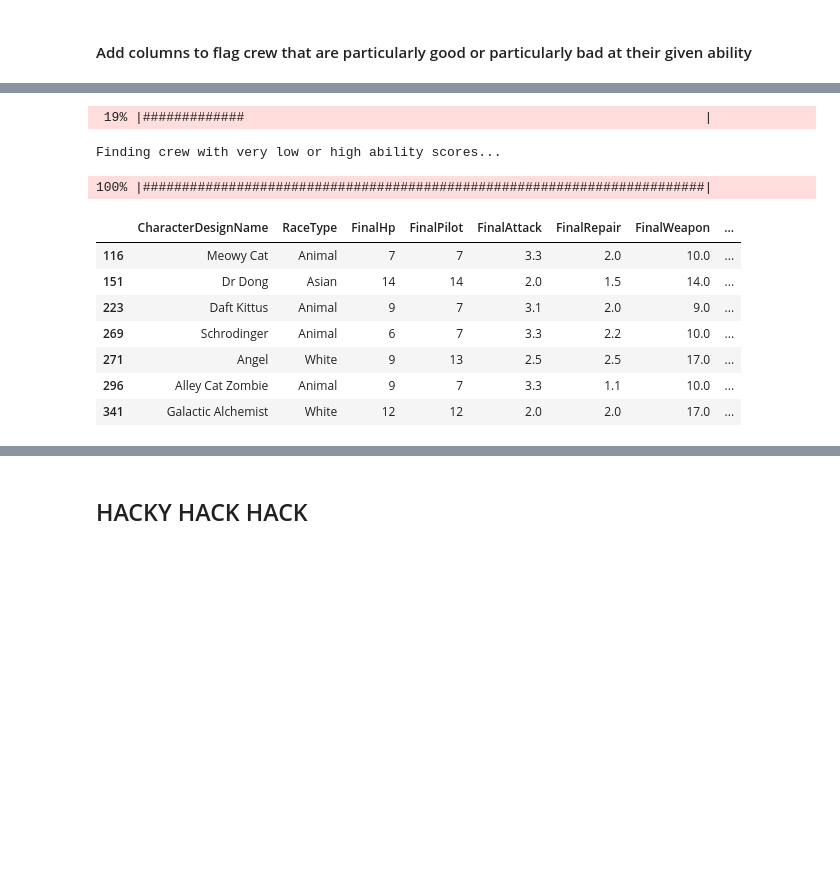
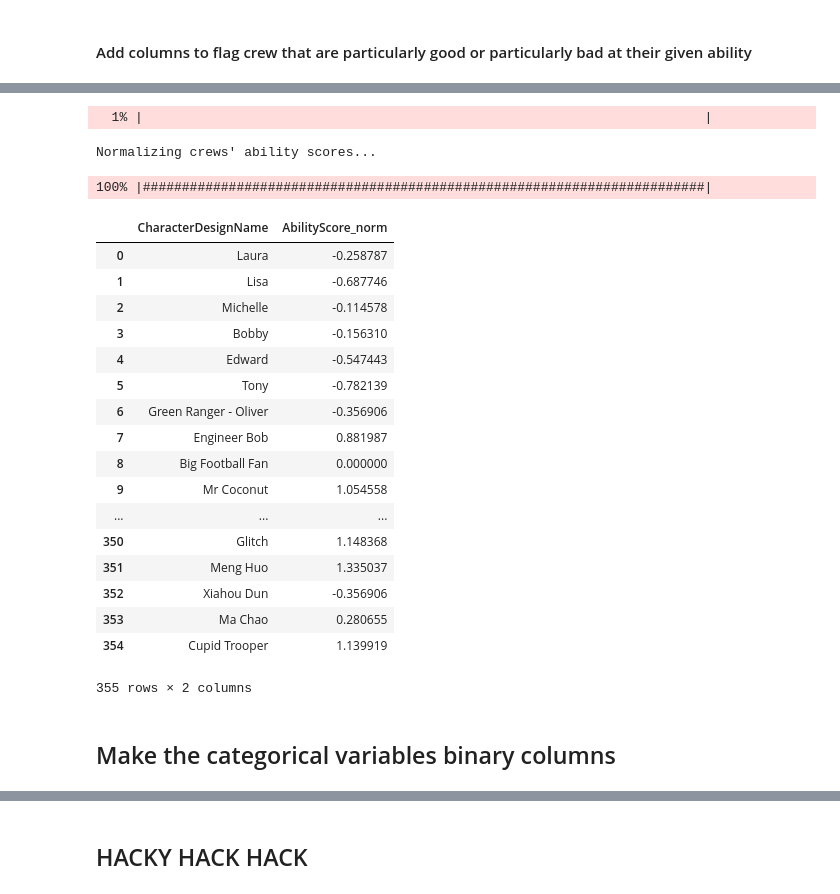
Before and after one commit to KrissyG-hub/PPG, a Jupyter notebook: CrewAPI_pullTest.ipynb, the cells around one changed output, grey strips where cells are left out. Saved outputs shown, nothing was run; the diff lists cells and outputs as text; code cells hidden in the pictures; blank space fills up the shorter version.

```diff
--- a/CrewAPI_pullTest.ipynb
+++ b/CrewAPI_pullTest.ipynb
@@ -165,5 +165,5 @@ Index(['CharacterDesignId', 'CharacterDesignName', 'RaceType', 'FinalHp',
       dtype='object')
 # %%
 # drop the columns that don't have real meaning for the model (ex. name, desc, icon, etc)
-feats_df = df.drop(['CharacterDesignId', 'ProfileSpriteId', 'CharacterDesignDescription'], axis=1)
+crew_df = df.drop(['CharacterDesignId', 'ProfileSpriteId', 'CharacterDesignDescription'], axis=1)
 # %%
@@ -210,30 +225,46 @@ if p: ability_stats_df.head()
 # %%
-# for each crew (row), set 'AbilityExtreme' to
-### 1 if low (bad at skill); 2 if high (good at skill); 0 otherwise
+# for each crew (row), set 'AbilityScore_norm' to (score-m)/s
 
-feats_df['AbilityExtreme'] = 0
+crew_df['AbilityScore_norm'] = 0.0
 pbar = ProgressBar()  # progress bar for cleaning loop
 
-print("Finding crew with very low or high ability scores...")
-for ind in pbar(range(len(feats_df))):
-    a = feats_df['SpecialAbilityType'].values[ind]
-    score = feats_df['SpecialAbilityFinalArgument'].values[ind]
+print("Normalizing crews' ability scores...")
+for ind in pbar(range(len(crew_df))):
+    a = crew_df['SpecialAbilityType'].values[ind]
+    score = crew_df['SpecialAbilityFinalArgument'].values[ind]
 
-    if score < float(ability_stats_df[ability_stats_df.AbilityType==a].low):
-        feats_df['AbilityExtreme'].values[ind] = 1;
-    elif score > float(ability_stats_df[ability_stats_df.AbilityType==a].high):
-        feats_df['AbilityExtreme'].values[ind] = 2;
+    mean=float(ability_stats_df[ability_stats_df.AbilityType==a].m)
+    stdev=float(ability_stats_df[ability_stats_df.AbilityType==a].s)
 
-feats_df[feats_df.AbilityExtreme==2].head(100)
+
+    if stdev==0:  #divide by 0; manually set value to zero
+        crew_df['AbilityScore_norm'].values[ind] = 0;
+    else:
+        crew_df['AbilityScore_norm'].values[ind] = (score-mean)/stdev
+
+
+crew_df[['CharacterDesignName', 'AbilityScore_norm']]
 # %% [output]
- 19% |#############                                                           |
+  1% |                                                                        |
-Finding crew with very low or high ability scores...
+Normalizing crews' ability scores...
 100% |########################################################################|
-|  | CharacterDesignName | RaceType | FinalHp | FinalPilot | FinalAttack | FinalRepair | FinalWeapon | ... |
-| 116 | Meowy Cat | Animal | 7 | 7 | 3.3 | 2.0 | 10.0 | ... |
-| 151 | Dr Dong | Asian | 14 | 14 | 2.0 | 1.5 | 14.0 | ... |
-| 223 | Daft Kittus | Animal | 9 | 7 | 3.1 | 2.0 | 9.0 | ... |
-| 269 | Schrodinger | Animal | 6 | 7 | 3.3 | 2.2 | 10.0 | ... |
-| 271 | Angel | White | 9 | 13 | 2.5 | 2.5 | 17.0 | ... |
-| 296 | Alley Cat Zombie | Animal | 9 | 7 | 3.3 | 1.1 | 10.0 | ... |
-| 341 | Galactic Alchemist | White | 12 | 12 | 2.0 | 2.0 | 17.0 | ... |
+|  | CharacterDesignName | AbilityScore_norm |
+| 0 | Laura | -0.258787 |
+| 1 | Lisa | -0.687746 |
+| 2 | Michelle | -0.114578 |
+| 3 | Bobby | -0.156310 |
+| 4 | Edward | -0.547443 |
+| 5 | Tony | -0.782139 |
+| 6 | Green Ranger - Oliver | -0.356906 |
+| 7 | Engineer Bob | 0.881987 |
+| 8 | Big Football Fan | 0.000000 |
+| 9 | Mr Coconut | 1.054558 |
+| ... | ... | ... |
+| 350 | Glitch | 1.148368 |
+| 351 | Meng Huo | 1.335037 |
+| 352 | Xiahou Dun | -0.356906 |
+| 353 | Ma Chao | 0.280655 |
+| 354 | Cupid Trooper | 1.139919 |
+355 rows × 2 columns
+# %% [markdown]
+## Make the categorical variables binary columns
```
Also changed, not shown: parts of 26 cells of this notebook.
